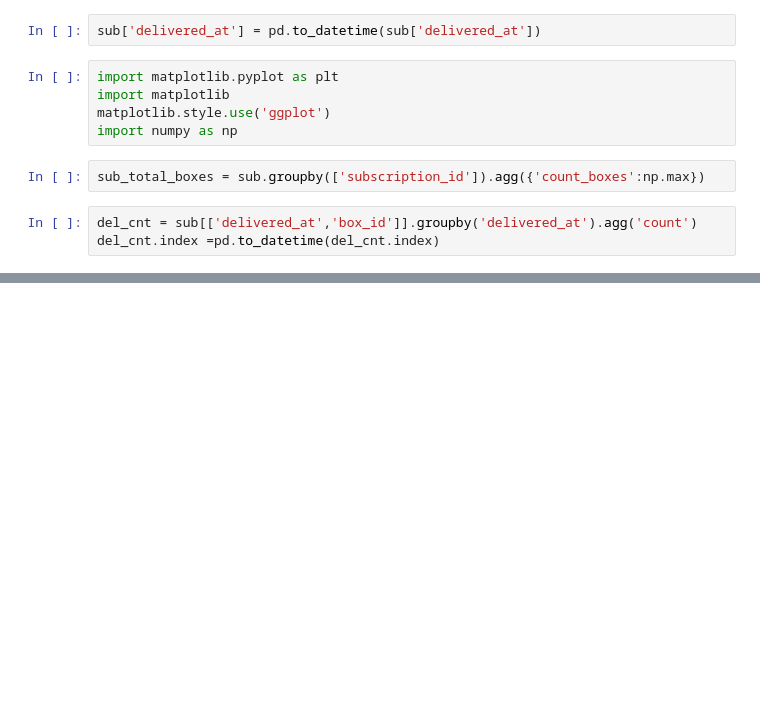
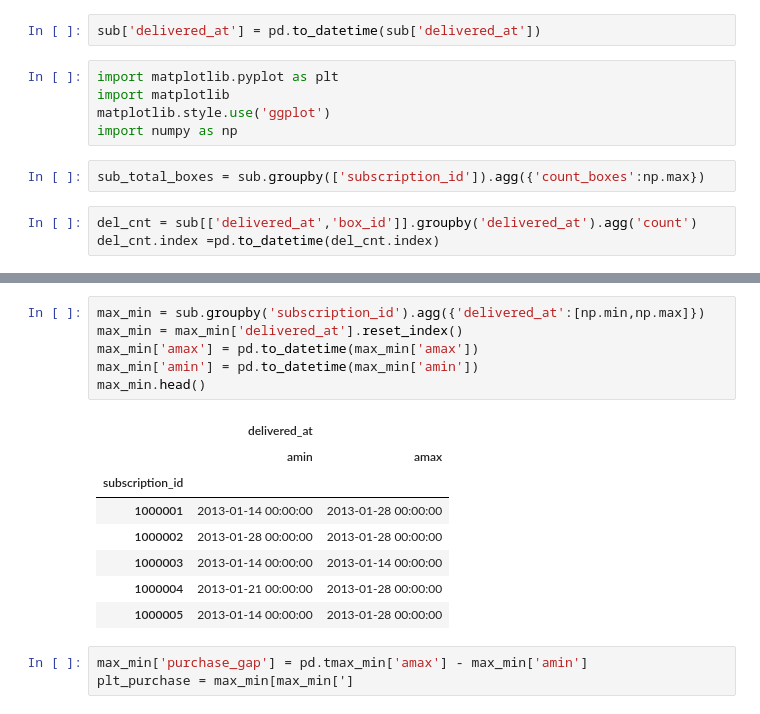
Before and after one commit to puneetjindal/r_python, a Jupyter notebook: meal_delivery/meal_delivery_eda.ipynb, the cells around one changed output, grey strips where cells are left out. Saved outputs shown, nothing was run; the diff lists cells and outputs as text; blank space fills up the shorter version.

```diff
--- a/meal_delivery/meal_delivery_eda.ipynb
+++ b/meal_delivery/meal_delivery_eda.ipynb
@@ -41,0 +61,18 @@ plt.show()
+# %%
+max_min = sub.groupby('subscription_id').agg({'delivered_at':[np.min,np.max]})
+max_min = max_min['delivered_at'].reset_index()
+max_min['amax'] = pd.to_datetime(max_min['amax'])
+max_min['amin'] = pd.to_datetime(max_min['amin'])
+max_min.head()
+# %% [output]
+|  | delivered_at |  |
+|  | amin | amax |
+| subscription_id |  |  |
+| 1000001 | 2013-01-14 00:00:00 | 2013-01-28 00:00:00 |
+| 1000002 | 2013-01-28 00:00:00 | 2013-01-28 00:00:00 |
+| 1000003 | 2013-01-14 00:00:00 | 2013-01-14 00:00:00 |
+| 1000004 | 2013-01-21 00:00:00 | 2013-01-28 00:00:00 |
+| 1000005 | 2013-01-14 00:00:00 | 2013-01-28 00:00:00 |
+# %%
+max_min['purchase_gap'] = pd.tmax_min['amax'] - max_min['amin']
+plt_purchase = max_min[max_min[']
```
Also changed, not shown: parts of 9 cells of this notebook.
